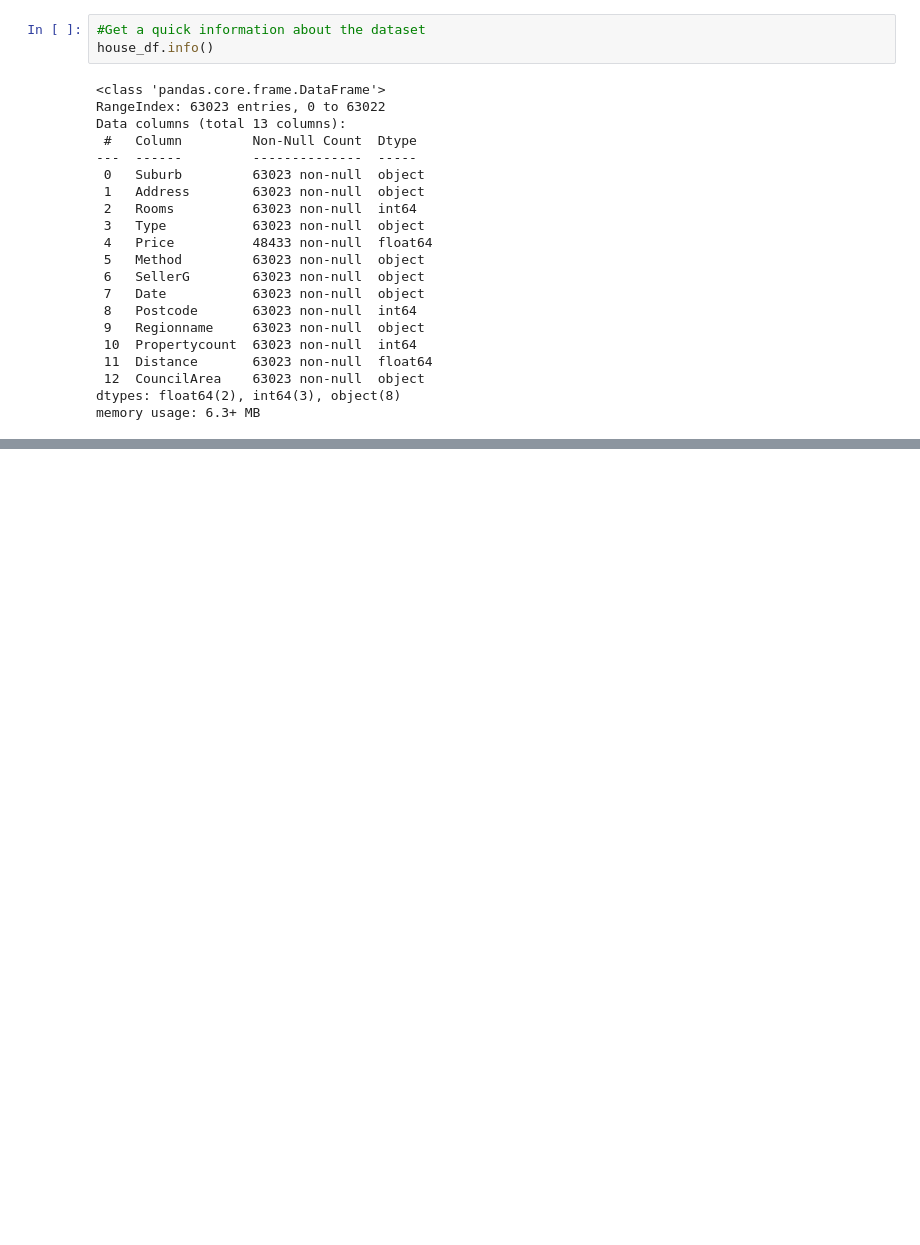
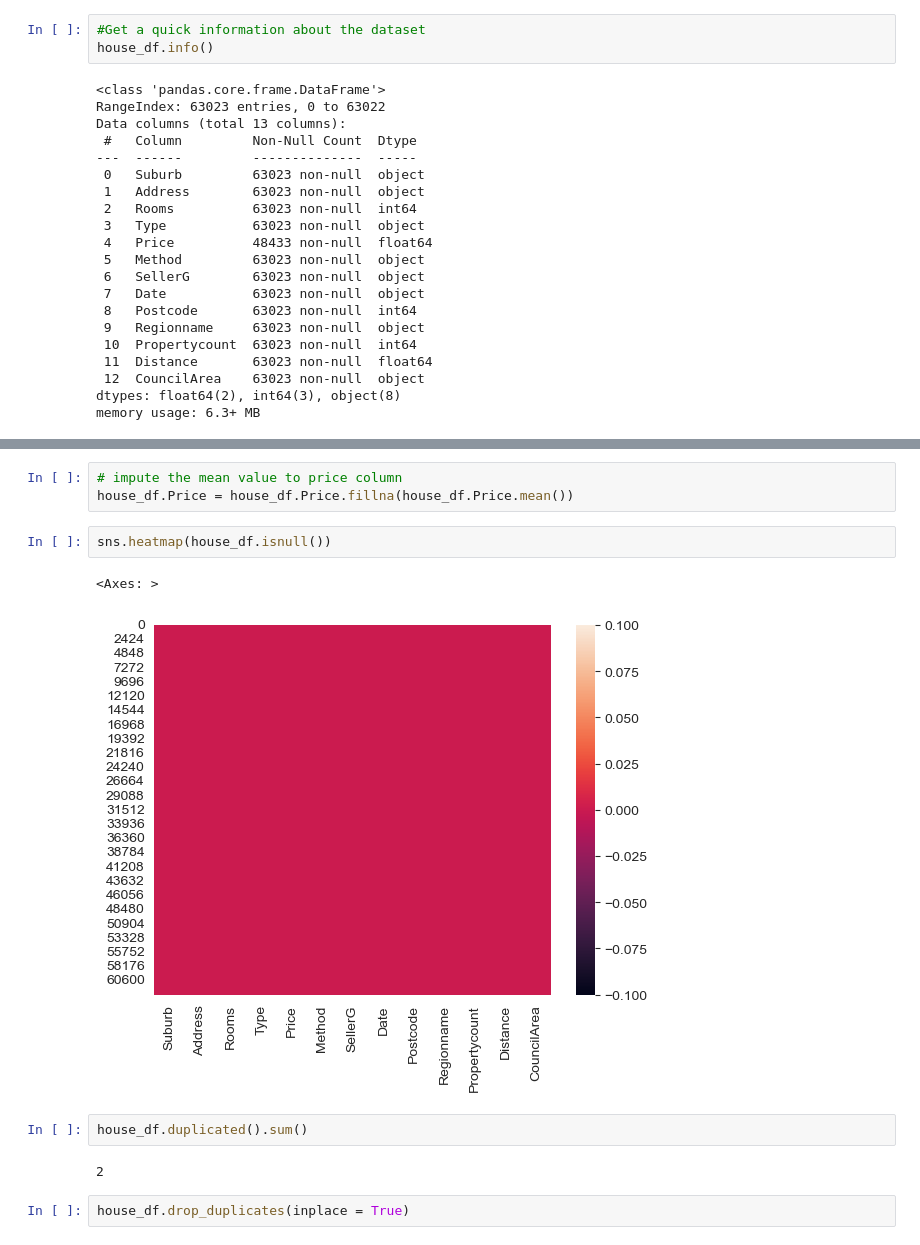
Before and after one commit to Subash0812/House_price_prediction-, a Jupyter notebook: house_price_pred.ipynb, the cells around one changed output, grey strips where cells are left out. Saved outputs shown, nothing was run; the diff lists cells and outputs as text; blank space fills up the shorter version.

```diff
--- a/house_price_pred.ipynb
+++ b/house_price_pred.ipynb
@@ -46,0 +111,14 @@ memory usage: 6.3+ MB
+# %%
+# impute the mean value to price column
+house_df.Price = house_df.Price.fillna(house_df.Price.mean())
+# %%
+sns.heatmap(house_df.isnull())
+# %% [output]
+<Axes: >
+[figure, added]
+# %%
+house_df.duplicated().sum()
+# %% [output]
+2
+# %%
+house_df.drop_duplicates(inplace = True)
```
Also changed, not shown: parts of 6 cells of this notebook.
